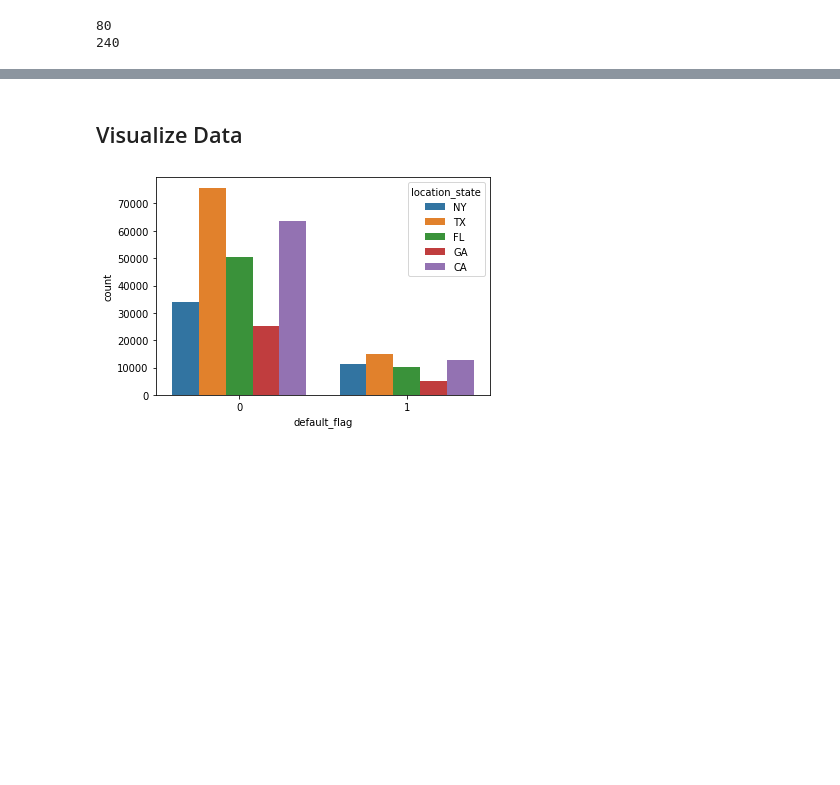
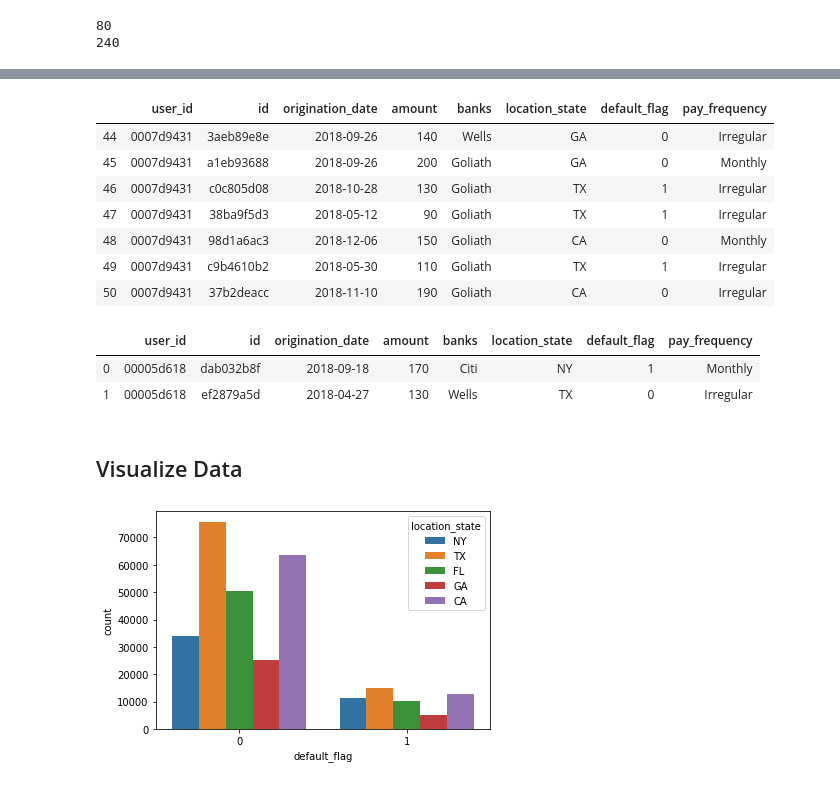
Before and after one commit to TaraRosen/brigit_assessment, a Jupyter notebook: rosen_tara_brigit_assessment.ipynb, the cells around one changed output, grey strips where cells are left out. Saved outputs shown, nothing was run; the diff lists cells and outputs as text; code cells hidden in the pictures; blank space fills up the shorter version.

```diff
--- a/rosen_tara_brigit_assessment.ipynb
+++ b/rosen_tara_brigit_assessment.ipynb
@@ -252,3 +395,20 @@ def_pay_freq('pay_frequency', df)
+# %%
+df[df['user_id'] == '0007d9431']
+# %% [output]
+|  | user_id | id | origination_date | amount | banks | location_state | default_flag | pay_frequency |
+| 44 | 0007d9431 | 3aeb89e8e | 2018-09-26 | 140 | Wells | GA | 0 | Irregular |
+| 45 | 0007d9431 | a1eb93688 | 2018-09-26 | 200 | Goliath | GA | 0 | Monthly |
+| 46 | 0007d9431 | c0c805d08 | 2018-10-28 | 130 | Goliath | TX | 1 | Irregular |
+| 47 | 0007d9431 | 38ba9f5d3 | 2018-05-12 | 90 | Goliath | TX | 1 | Irregular |
+| 48 | 0007d9431 | 98d1a6ac3 | 2018-12-06 | 150 | Goliath | CA | 0 | Monthly |
+| 49 | 0007d9431 | c9b4610b2 | 2018-05-30 | 110 | Goliath | TX | 1 | Irregular |
+| 50 | 0007d9431 | 37b2deacc | 2018-11-10 | 190 | Goliath | CA | 0 | Irregular |
+# %%
+df[df['user_id'] == '00005d618']
+# %% [output]
+|  | user_id | id | origination_date | amount | banks | location_state | default_flag | pay_frequency |
+| 0 | 00005d618 | dab032b8f | 2018-09-18 | 170 | Citi | NY | 1 | Monthly |
+| 1 | 00005d618 | ef2879a5d | 2018-04-27 | 130 | Wells | TX | 0 | Irregular |
 # %% [markdown]
 ## Visualize Data
 # %%
```
Also changed, not shown: parts of 30 cells of this notebook.
